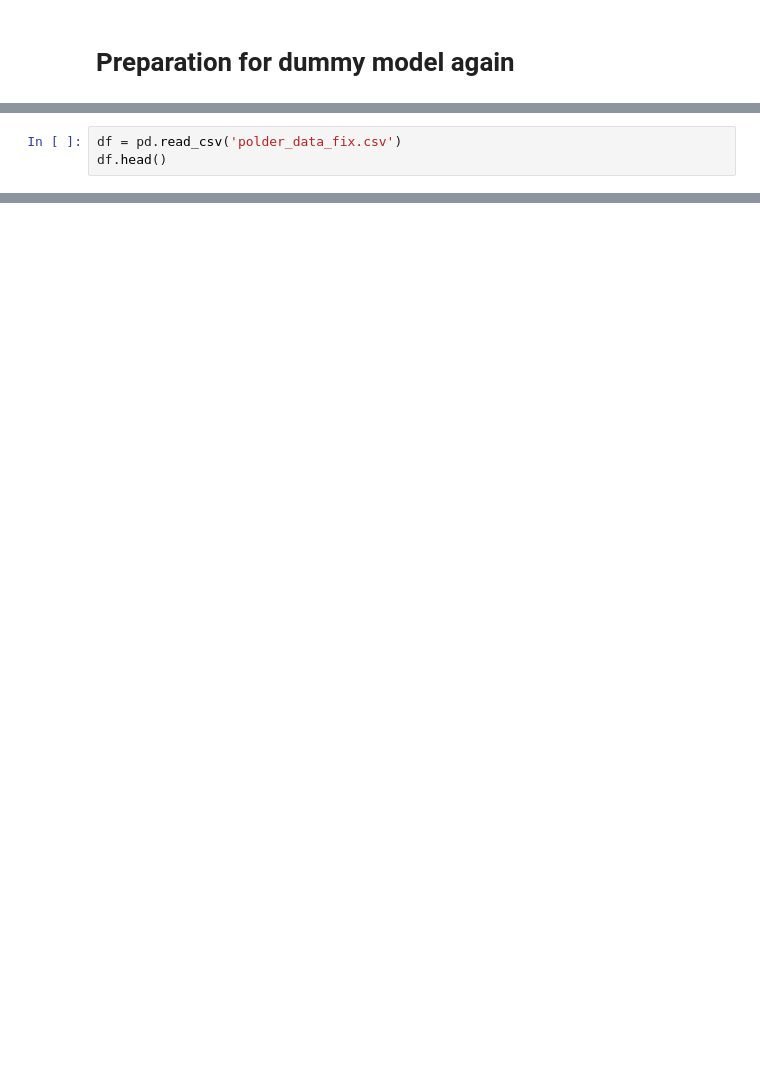
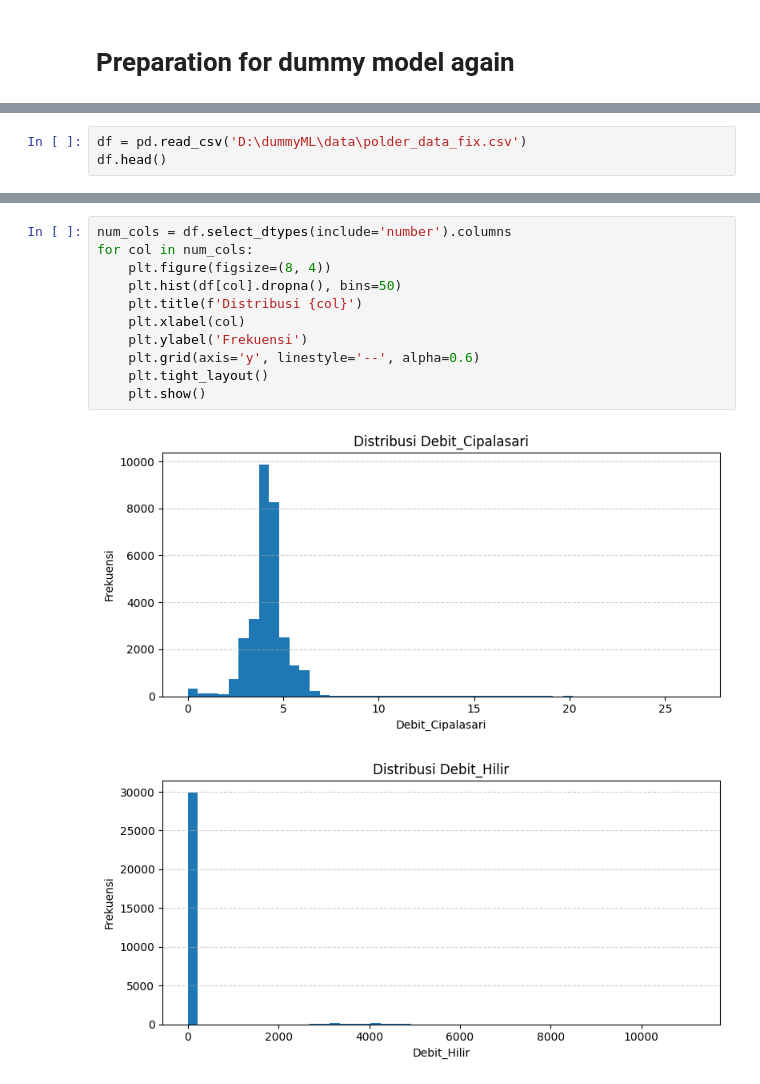
Before and after one commit to mahakiim/dummy_ml, a Jupyter notebook: main.ipynb, the cells around one changed output, grey strips where cells are left out. Drawn from its saved outputs; the diff is of its cells as text; blank space fills up the shorter version.

```diff
--- a/main.ipynb
+++ b/main.ipynb
@@ -13,6 +17,6 @@ from sklearn.linear_model import LogisticRegression
 import xgboost as xgb
 from sklearn.metrics import accuracy_score, f1_score, mean_absolute_error, mean_squared_error
 # %%
-df = pd.read_csv('polder_data_fix.csv')
+df = pd.read_csv('D:\dummyML\data\polder_data_fix.csv')
 df.head()
 # %% [output]
@@ -19,0 +40,14 @@ FileNotFoundError: [Errno 2] No such file or directory: 'polder_data_fix.csv'
+# %%
+num_cols = df.select_dtypes(include='number').columns
+for col in num_cols:
+    plt.figure(figsize=(8, 4))
+    plt.hist(df[col].dropna(), bins=50)
+    plt.title(f'Distribusi {col}')
+    plt.xlabel(col)
+    plt.ylabel('Frekuensi')
+    plt.grid(axis='y', linestyle='--', alpha=0.6)
+    plt.tight_layout()
+    plt.show()
+# %% [output]
+[figure, added]
+[figure, added]
```
Also changed, not shown: parts of 18 cells of this notebook, 3 other files.
